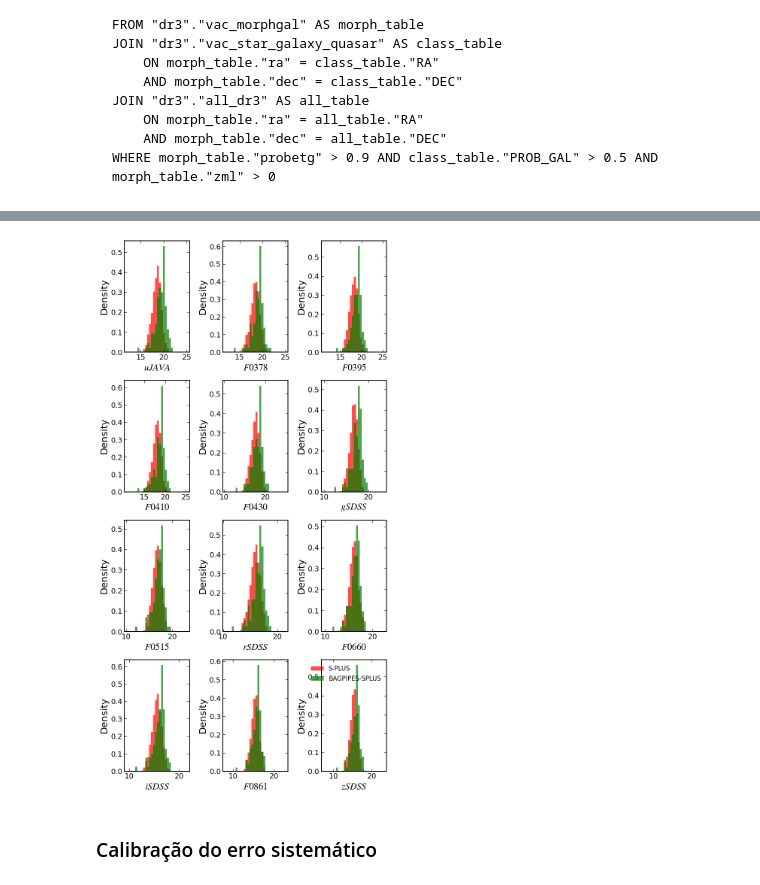
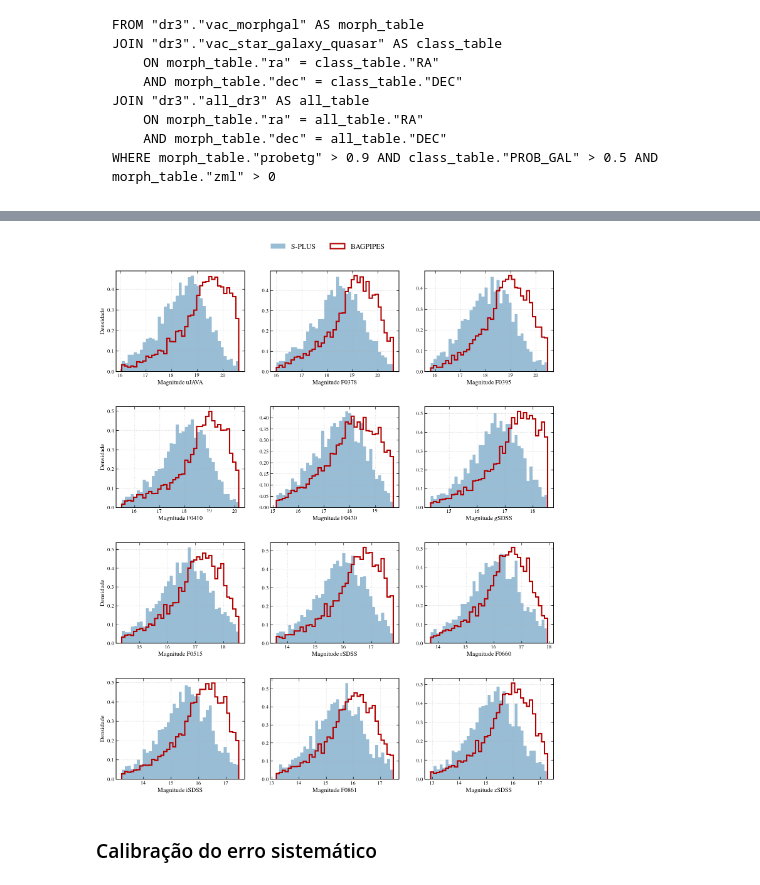
Before and after one commit to pedroand6/Inference4ETGs, a Jupyter notebook: Data/catalogue_estimation.ipynb, the cells around one changed output, grey strips where cells are left out. Saved outputs shown, nothing was run; the diff lists cells and outputs as text; code cells hidden in the pictures.

```diff
--- a/Data/catalogue_estimation.ipynb
+++ b/Data/catalogue_estimation.ipynb
@@ -732,4 +833,6 @@ WARNING: 5 bin(s) contained negative flux or throughput; it/they will be set to
 # %%
+from concurrent.futures import ThreadPoolExecutor
+
 # Carrega a lista de filtros
 filt_splus_list = np.loadtxt("splus-filters/splus_filters.txt", dtype="str")
 n_filters_splus = len(filt_splus_list)
@@ -787,24 +890,17 @@ def worker_synphot(spectrum):
 
         res_photo_sdss[j] = obs_synphot.effstim(u.ABmag).value
 
-    # Retorna uma tupla simples contendo os 4 arrays 1D gerados
     return res_photo_splus, res_photo_sdss
 
 if __name__ == '__main__':
-    threads = 8
+    threads = 20
     print(f"Iniciando cálculo para {total_samples} amostras usando {threads} threads...")
 
-    with ProcessPoolExecutor(max_workers=threads) as executor:
-        # Mapeia os espectros para os workers e força a coleta com list()
+    with ThreadPoolExecutor(max_workers=threads) as executor:
         results = list(executor.map(worker_synphot, spectra))
 
-    # O results agora é uma lista de tuplas [(mag_sp, fl_sp, mag_sd, fl_sd), ...]
-    # Nós usamos o np.vstack para empilhar esses vetores 1D uns sobre os outros,
-    # reconstruindo as matrizes (total_samples, n_filters) perfeitamente.
     mock_photo_splus = np.vstack([r[0] for r in results])
     mock_photo_sdss  = np.vstack([r[1] for r in results])
-
-    print("Processamento paralelo concluído com sucesso!")
 
     band_names_splus = [str(p).split("/")[-1].replace(".dat", "") for p in filt_splus_list]
     band_names_sdss  = [str(p).split("/")[-1].replace(".dat", "") for p in filt_sdss_list]
@@ -922,21 +1072,64 @@ plt.show()
 # %%
+plt.rcParams['font.family'] = 'serif'
+plt.rcParams['axes.linewidth'] = 1.2
+plt.rcParams['xtick.direction'] = 'in'
+plt.rcParams['ytick.direction'] = 'in'
+
 bands_columns = ['u_auto', 'J0378_auto', 'J0395_auto', 'J0410_auto', 'J0430_auto',
                  'g_auto', 'J0515_auto', 'r_auto', 'J0660_auto', 'i_auto', 'J0861_auto', 'z_auto']
 
-plt.figure(figsize=(8, 15))
+fig, axes = plt.subplots(nrows=4, ncols=3, figsize=(15, 18), dpi=120)
+
+# Paleta Profissional
+cor_real = '#005b96'  # Azul (S-PLUS)
+cor_mock = '#b30000'  # Vermelho escuro (Bagpipes)
+
+# Achata a matriz 4x3 em uma lista de 12 eixos para facilitar o loop
+axes = axes.flatten()
 
 for i in range(len(bands_columns)):
-    std = np.ptp(splus_data[bands_columns[i]])
-    center = np.median(splus_data[bands_columns[i]])
+    ax = axes[i]
 
-    plt.subplot(4, 3, i + 1)
-    plt.hist(splus_data[bands_columns[i]], bins=30, color='red', alpha=0.7, label="S-PLUS", density=True, range=(center - std, center + std))
-    plt.hist(mock_photo_splus[:, band_index_splus[band_names_splus[i]]], bins=30, color='green', alpha=0.7, label="BAGPIPES-SPLUS", density=True, range=(center - std, center + std))
+    # 1. Puxando os arrays
+    real_mag = splus_data[bands_columns[i]].values
+    mock_mag = mock_photo_splus[:, band_index_splus[band_names_splus[i]]]
 
-    plt.xlabel(r"${}$".format(band_names_splus[i]))
-    plt.ylabel("Density")
+    # Limpeza de NaNs, Infinitos e valores quebrados do catálogo (ex: 99.0)
+    real_mag = real_mag[np.isfinite(real_mag) & (real_mag != 99.0)]
+    mock_mag = mock_mag[np.isfinite(mock_mag) & (mock_mag != 99.0)]
 
-plt.legend()
-plt.tight_layout()
+    # 2. O SEGREDO DO ZOOM ROBUSTO:
+    # Usar percentis corta os outliers malucos e foca 100% no formato da Gaussiana
+    vmin = np.percentile(real_mag, 1)
+    vmax = np.percentile(real_mag, 99)
+    bins = np.linspace(vmin, vmax, 40)
+
+    # 3. PLOT DO S-PLUS REAL (Preenchimento sólido e suave)
+    ax.hist(real_mag, bins=bins, color=cor_real, alpha=0.4,
+            density=True, label="S-PLUS")
+
+    # 4. PLOT DO MOCK SINTÉTICO (Linha de contorno espessa)
+    ax.hist(mock_mag, bins=bins, color=cor_mock, histtype='step', lw=2.5,
+            density=True, label="BAGPIPES")
+
+    # ====================================================================
+    # AJUSTES DE TEXTO E EIXOS
+    # ====================================================================
+    nome_banda = band_names_splus[i]
+    ax.set_xlabel(f"Magnitude {nome_banda}", fontsize=12)
+
+    # Coloca o rótulo Y apenas na primeira coluna para não poluir o gráfico
+    if i % 3 == 0:
+        ax.set_ylabel("Densidade", fontsize=12)
+
+    ax.grid(True, linestyle=':', alpha=0.6)
+
+
+handles, labels = axes[0].get_legend_handles_labels()
+fig.legend(handles, labels, loc='upper center', bbox_to_anchor=(0.5, 0.91),
+           fontsize=14, ncol=2, frameon=False)
+
+# Ajusta o espaçamento para caber o título e a legenda confortavelmente
+plt.subplots_adjust(top=0.86, hspace=0.35, wspace=0.2)
 plt.show()
 # %% [output]
@@ -960,4 +1136,4 @@ findfont: Generic family 'sans-serif' not found because none of the following fa
-[figure, old version]
+[figure, new version]
 # %% [markdown]
 ### Calibração do erro sistemático
 # %%
```
Also changed, not shown: parts of 26 cells of this notebook, 5 other files.
